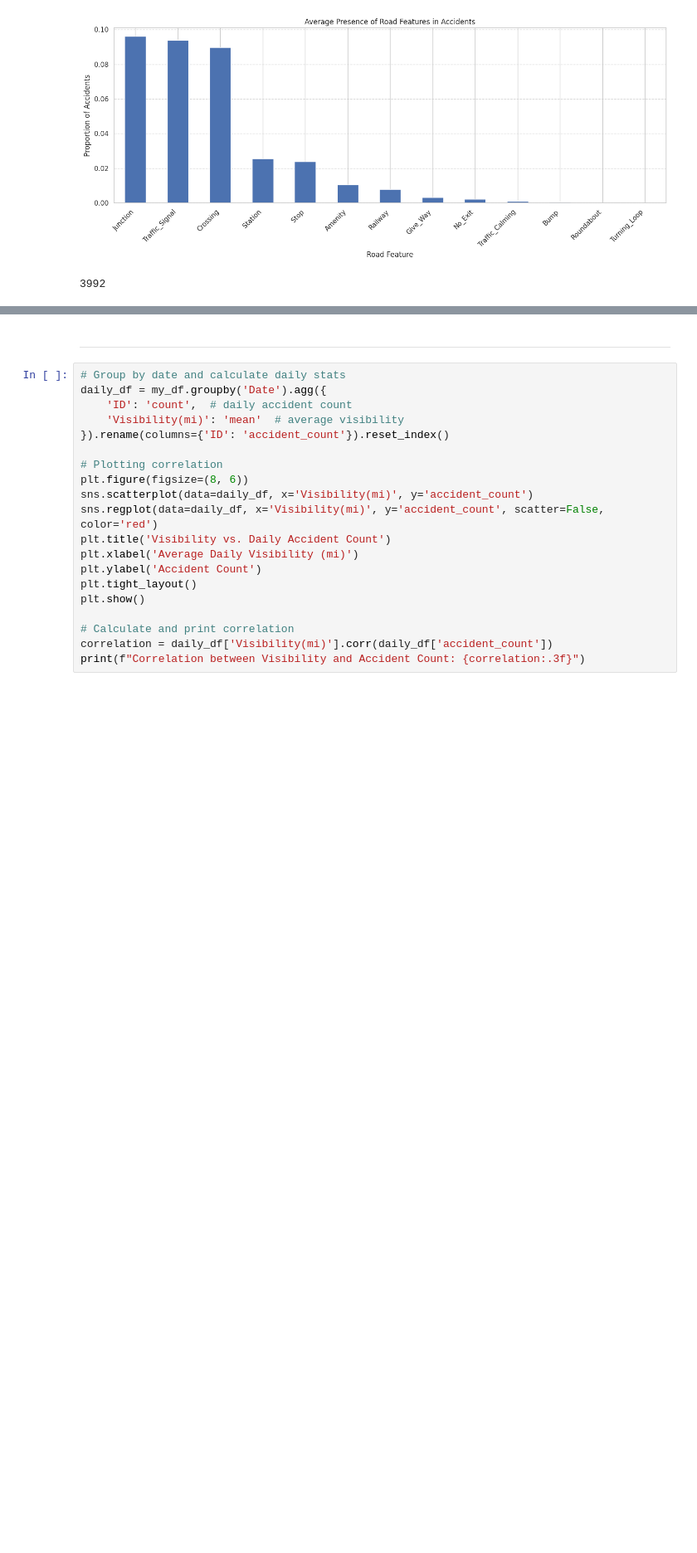
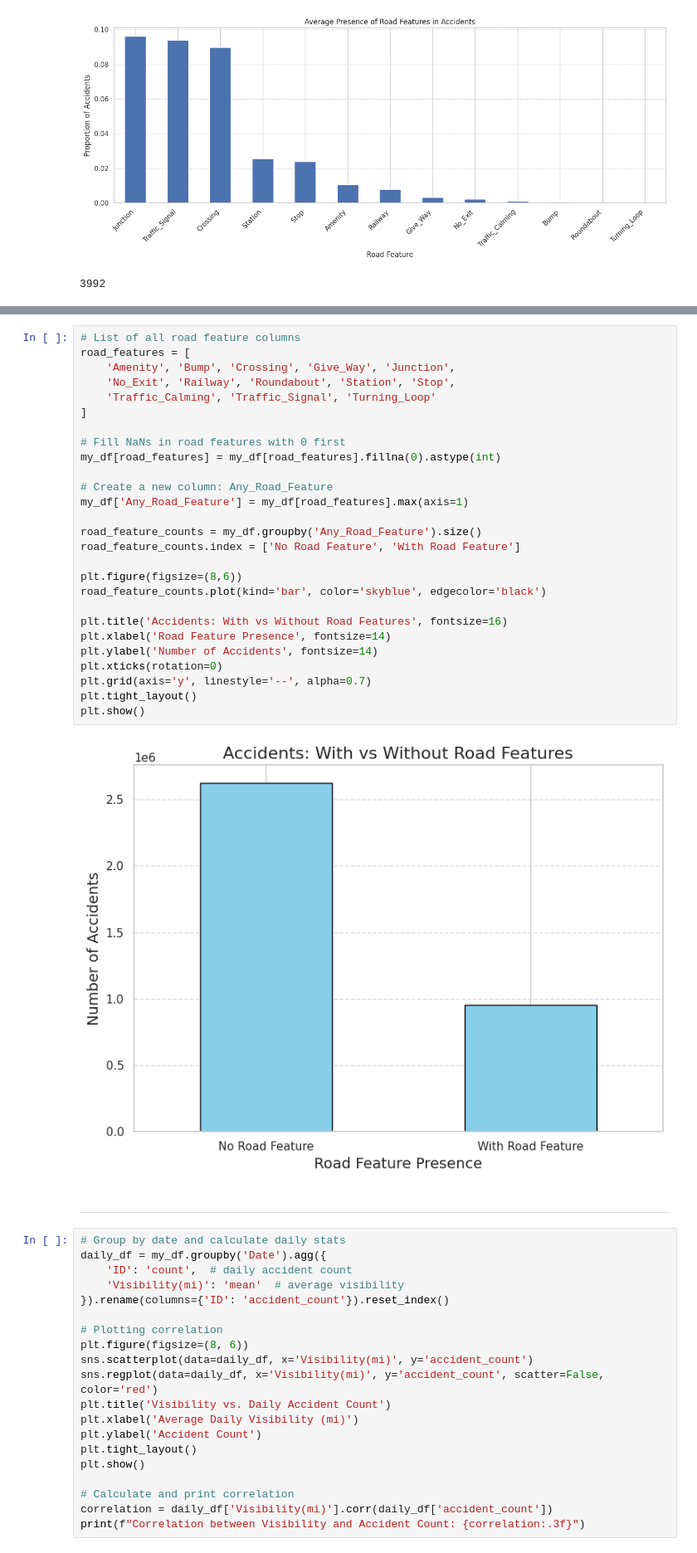
Before and after one commit to elina-nussbaum/Naya2025-Regression-Analysis-US-Accidents-2016-2023, a Jupyter notebook: naya-ds25-regression-marina-elina.ipynb, the cells around one changed output, grey strips where cells are left out. Shown at 83% size. Drawn from its saved outputs; the diff is of its cells as text; blank space fills up the shorter version.

```diff
--- a/naya-ds25-regression-marina-elina.ipynb
+++ b/naya-ds25-regression-marina-elina.ipynb
@@ -691,3 +691,32 @@ gc.collect()
+# %%
+# List of all road feature columns
+road_features = [
+    'Amenity', 'Bump', 'Crossing', 'Give_Way', 'Junction',
+    'No_Exit', 'Railway', 'Roundabout', 'Station', 'Stop',
+    'Traffic_Calming', 'Traffic_Signal', 'Turning_Loop'
+]
+
+# Fill NaNs in road features with 0 first
+my_df[road_features] = my_df[road_features].fillna(0).astype(int)
+
+# Create a new column: Any_Road_Feature
+my_df['Any_Road_Feature'] = my_df[road_features].max(axis=1)
+
+road_feature_counts = my_df.groupby('Any_Road_Feature').size()
+road_feature_counts.index = ['No Road Feature', 'With Road Feature']
+
+plt.figure(figsize=(8,6))
+road_feature_counts.plot(kind='bar', color='skyblue', edgecolor='black')
+
+plt.title('Accidents: With vs Without Road Features', fontsize=16)
+plt.xlabel('Road Feature Presence', fontsize=14)
+plt.ylabel('Number of Accidents', fontsize=14)
+plt.xticks(rotation=0)
+plt.grid(axis='y', linestyle='--', alpha=0.7)
+plt.tight_layout()
+plt.show()
+# %% [output]
+[figure, added]
 # %% [markdown]
 -----------------------------------------------------------------------------------------------------------------------------------------
 # %%
```
Also changed, not shown: parts of 16 cells of this notebook.
